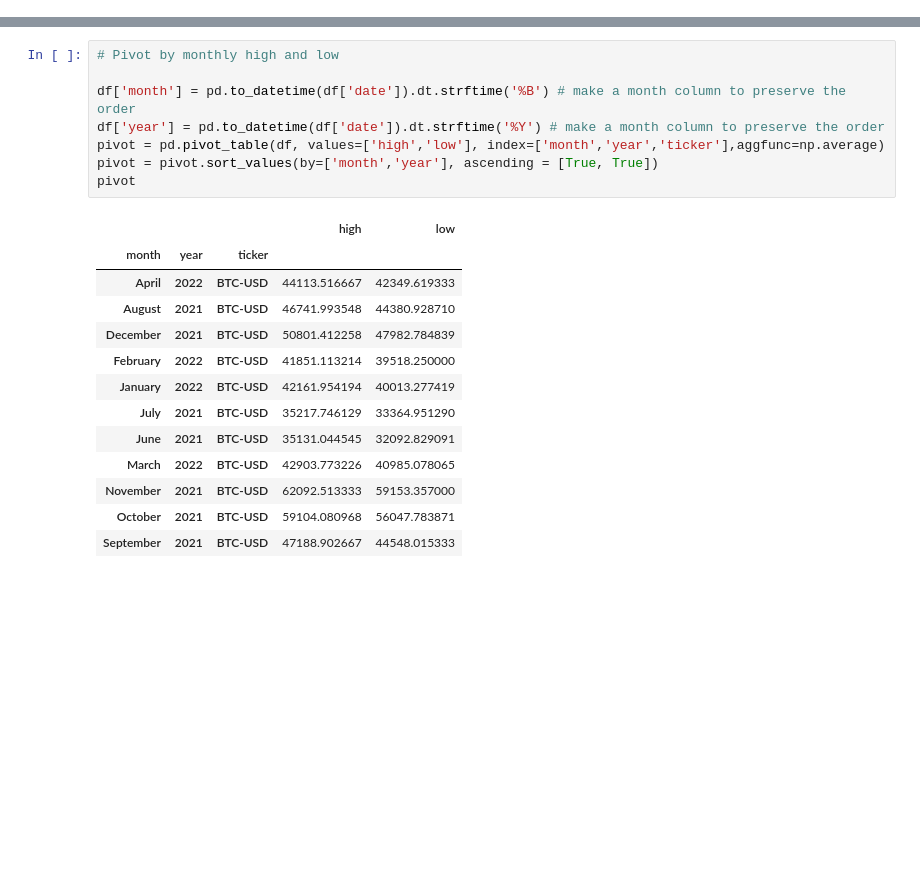
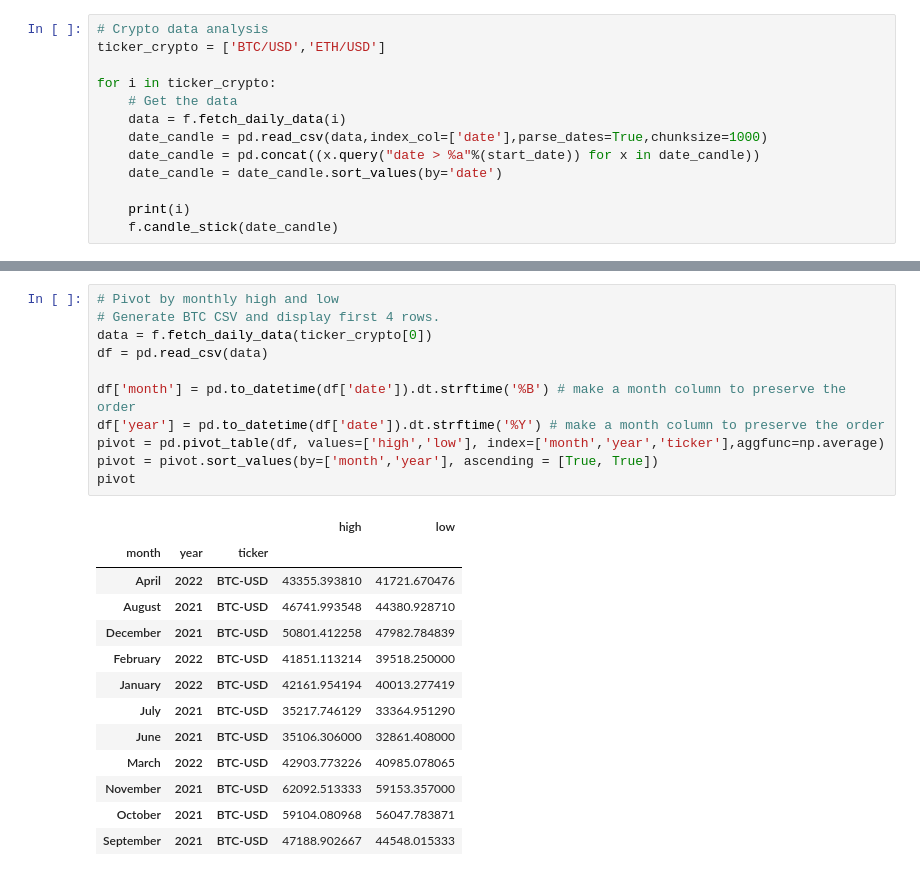
Before and after one commit to finnnilsen90/finance-blockchain_analysis, a Jupyter notebook: crypto_analysis.ipynb, the cells around one changed output, grey strips where cells are left out. Cells and saved outputs as stored; diff of their text form; blank space fills up the shorter version.

Commit message:
refactor crypto_analysis

```diff
--- a/crypto_analysis.ipynb
+++ b/crypto_analysis.ipynb
@@ -24,0 +24,13 @@ df = pd.read_csv(data)
+# %%
+# Crypto data analysis
+ticker_crypto = ['BTC/USD','ETH/USD']
+
+for i in ticker_crypto:
+    # Get the data
+    data = f.fetch_daily_data(i)
+    date_candle = pd.read_csv(data,index_col=['date'],parse_dates=True,chunksize=1000)
+    date_candle = pd.concat((x.query("date > %a"%(start_date)) for x in date_candle))
+    date_candle = date_candle.sort_values(by='date')
+
+    print(i)
+    f.candle_stick(date_candle)
@@ -25,21 +57,24 @@ df = pd.read_csv(data)
 # %%
 # Pivot by monthly high and low
+# Generate BTC CSV and display first 4 rows.
+data = f.fetch_daily_data(ticker_crypto[0])
+df = pd.read_csv(data)
 
 df['month'] = pd.to_datetime(df['date']).dt.strftime('%B') # make a month column to preserve the order
 df['year'] = pd.to_datetime(df['date']).dt.strftime('%Y') # make a month column to preserve the order
 pivot = pd.pivot_table(df, values=['high','low'], index=['month','year','ticker'],aggfunc=np.average)
 pivot = pivot.sort_values(by=['month','year'], ascending = [True, True])
 pivot
 # %% [output]
 |  |  |  | high | low |
 | month | year | ticker |  |  |
-| April | 2022 | BTC-USD | 44113.516667 | 42349.619333 |
+| April | 2022 | BTC-USD | 43355.393810 | 41721.670476 |
 | August | 2021 | BTC-USD | 46741.993548 | 44380.928710 |
 | December | 2021 | BTC-USD | 50801.412258 | 47982.784839 |
 | February | 2022 | BTC-USD | 41851.113214 | 39518.250000 |
 | January | 2022 | BTC-USD | 42161.954194 | 40013.277419 |
 | July | 2021 | BTC-USD | 35217.746129 | 33364.951290 |
-| June | 2021 | BTC-USD | 35131.044545 | 32092.829091 |
+| June | 2021 | BTC-USD | 35106.306000 | 32861.408000 |
 | March | 2022 | BTC-USD | 42903.773226 | 40985.078065 |
 | November | 2021 | BTC-USD | 62092.513333 | 59153.357000 |
 | October | 2021 | BTC-USD | 59104.080968 | 56047.783871 |
```
Also changed, not shown: parts of 6 cells of this notebook, 2 other files.
